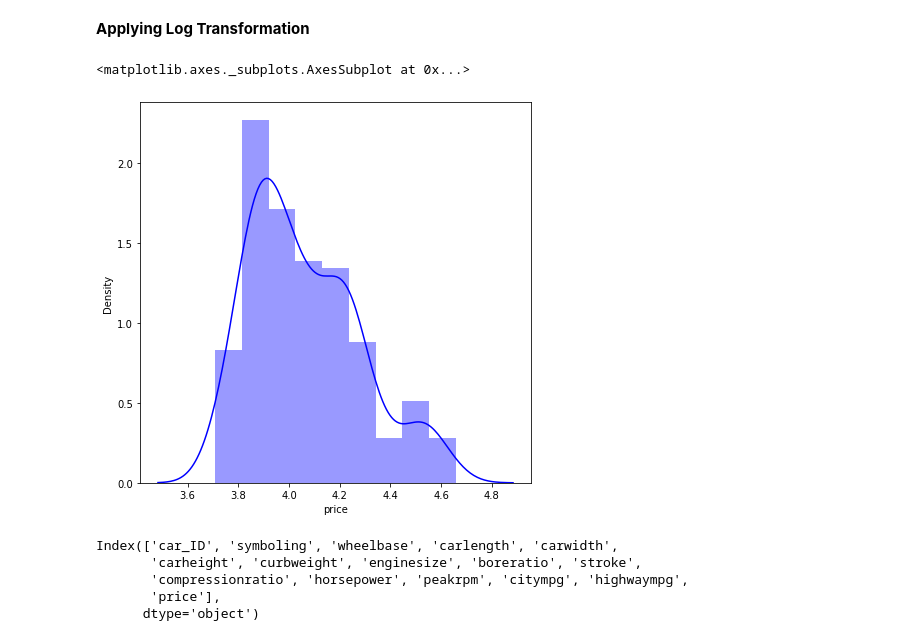
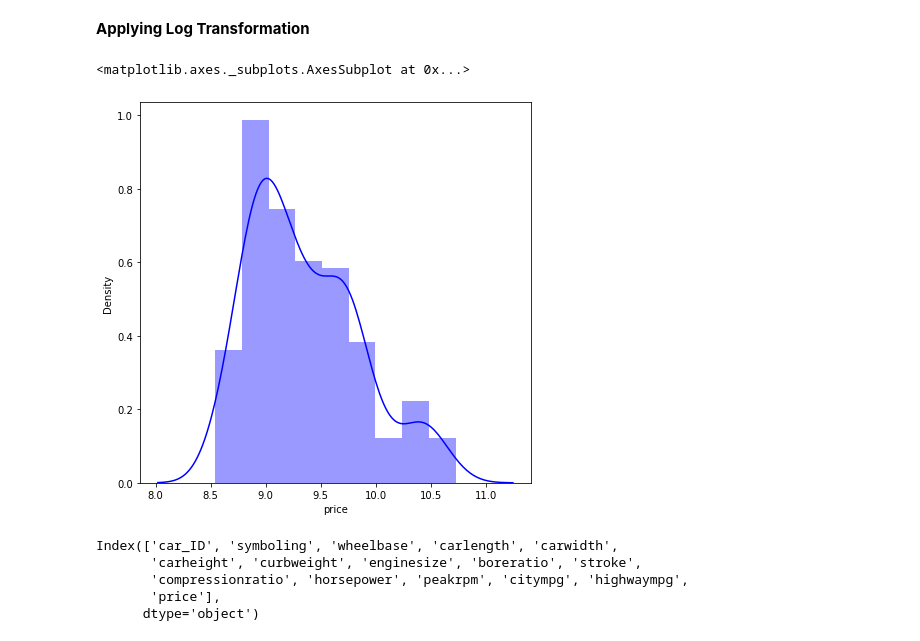
Before and after one commit to RAHULRAJ666DX/Machine-Learning, a Jupyter notebook: Copy_of_Guided_Project_Linear_Regression.ipynb, the cells around one changed output. Cells and saved outputs as stored; diff of their text form; code cells hidden in the pictures.

```diff
--- a/Copy_of_Guided_Project_Linear_Regression.ipynb
+++ b/Copy_of_Guided_Project_Linear_Regression.ipynb
@@ -173,10 +196,10 @@ sns.distplot(dataset['price'],color="y")
 # %%
 # Dependent variable 'Price'
 plt.figure(figsize=(7,7))
-sns.distplot(np.log10(dataset['price']),color="blue")
+sns.distplot(np.log(dataset['price']),color="blue")
 # %% [output]
 <matplotlib.axes._subplots.AxesSubplot at 0x...>
-[figure, old version]
+[figure, new version]
 # %%
 numeric_features = dataset.describe().columns
 numeric_features
```
Also changed, not shown: parts of 12 cells of this notebook.
